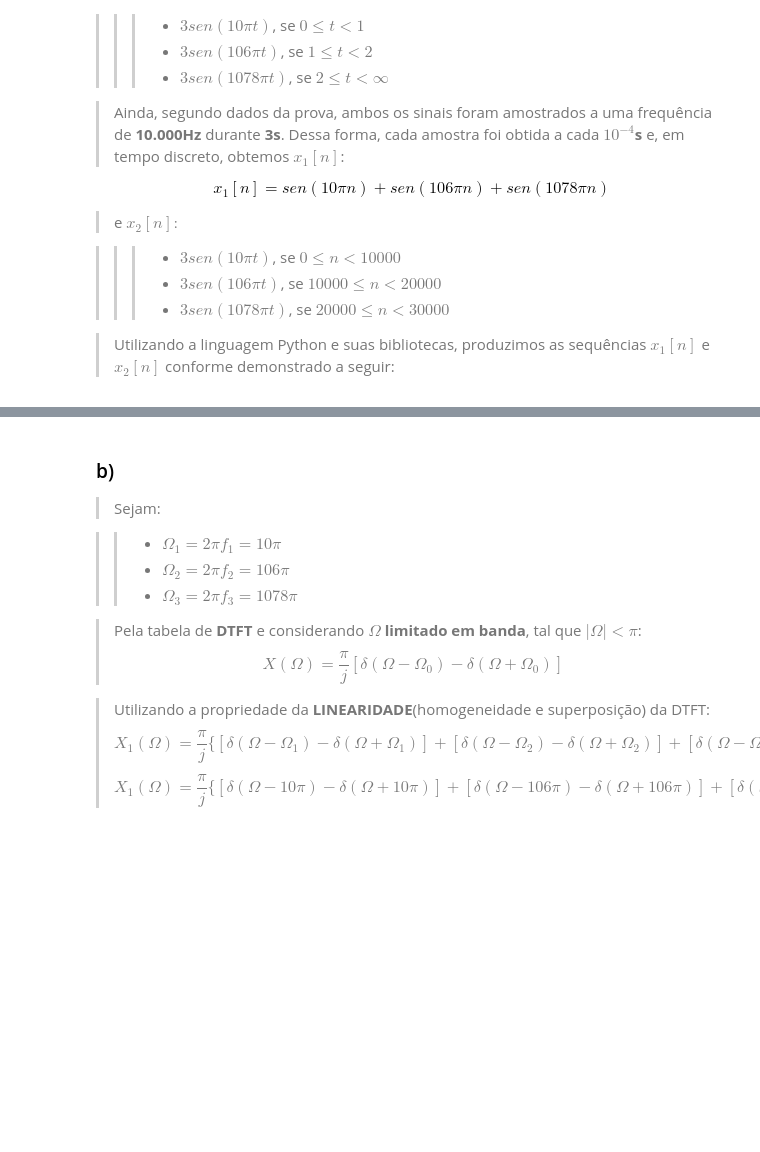
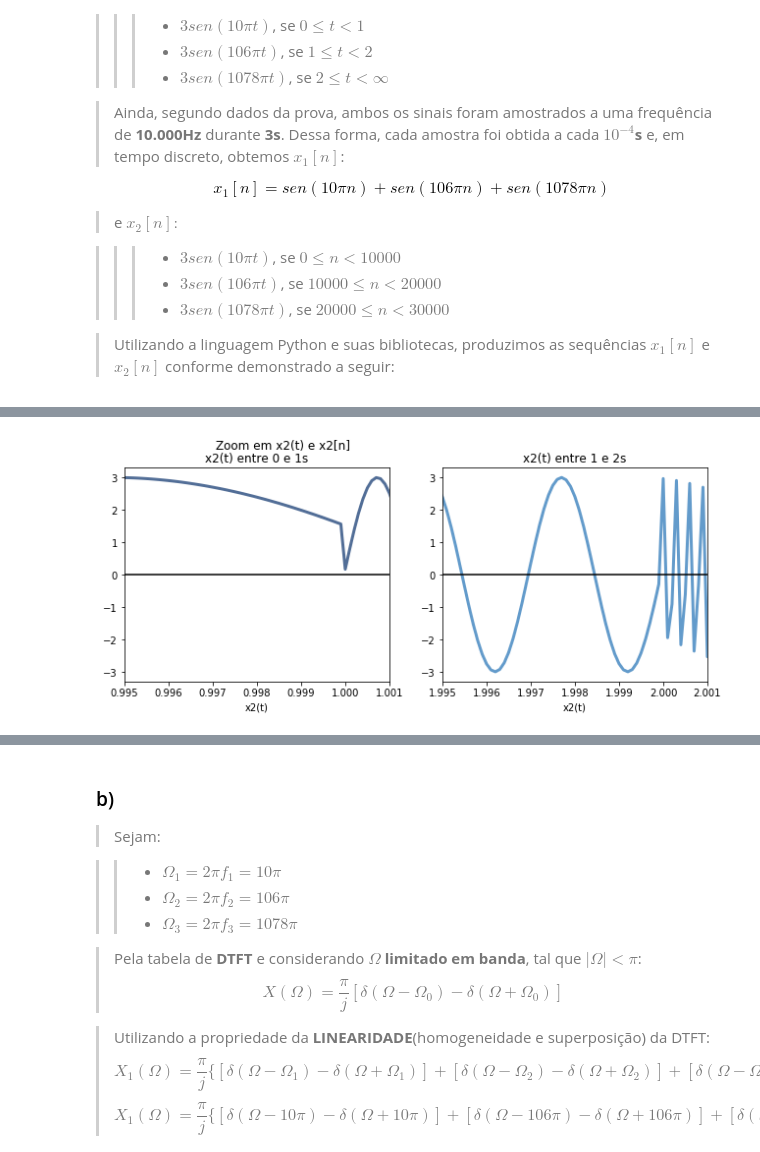
Before and after one commit to ecalasans/pds_-2, a Jupyter notebook: p2.ipynb, the cells around one changed output, grey strips where cells are left out. Cells and saved outputs as stored; diff of their text form; code cells hidden in the pictures; blank space fills up the shorter version.

```diff
--- a/p2.ipynb
+++ b/p2.ipynb
@@ -89,0 +107,21 @@ No handles with labels found to put in legend.
+# %%
+# x1_n
+plt.subplot(1,2,1)
+plt.suptitle('Zoom em x2(t) e x2[n]')
+plt.title('x2(t) entre 0 e 1s')
+x2_n.plot()
+plt.xlim(0.995, 1.001)
+plt.xlabel('x2(t)')
+plt.axhline(y=0, color='k')
+
+plt.subplot(1,2,2)
+plt.title('x2(t) entre 1 e 2s')
+x2_n.plot()
+plt.xlim(1.995, 2.001)
+plt.xlabel('x2(t)')
+plt.axhline(y=0, color='k')
+plt.subplots_adjust(right=1.5)
+
+plt.show()
+# %% [output]
+[figure, added]
```
Also changed, not shown: parts of 2 cells of this notebook, 1 other file.
